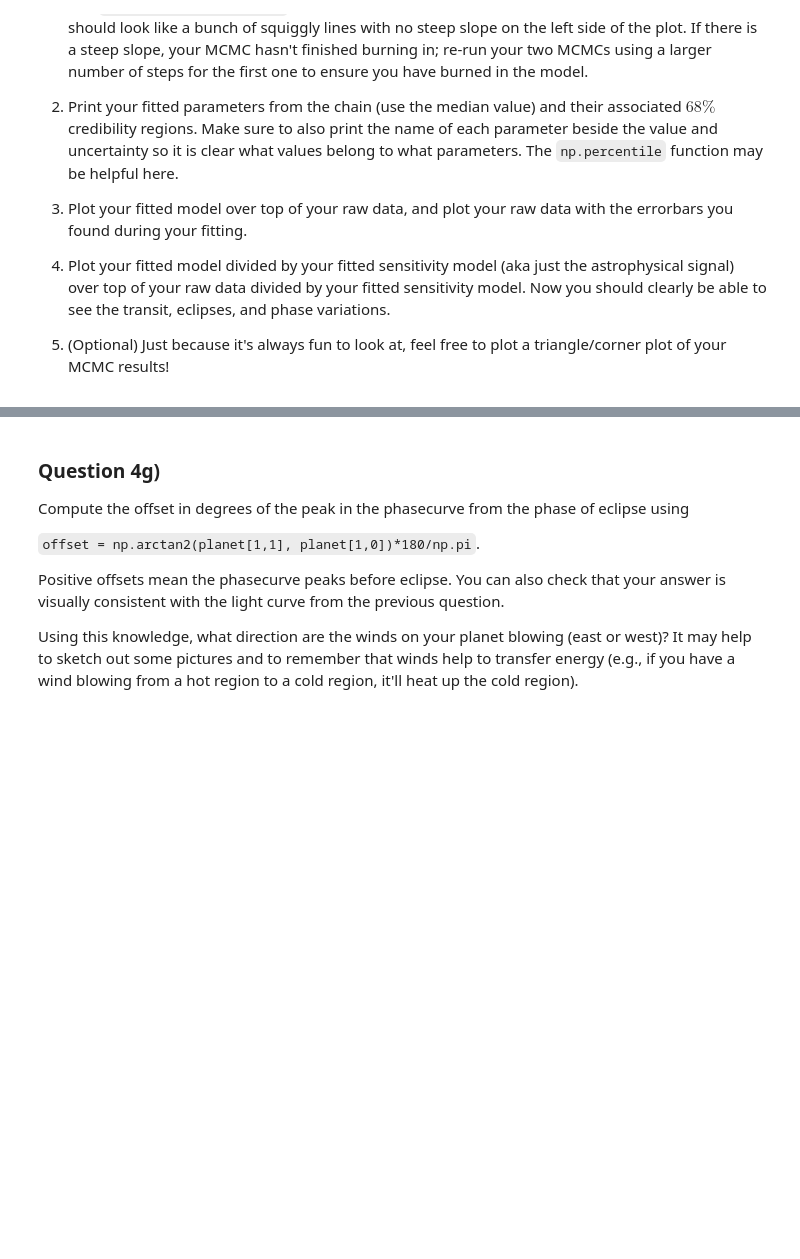
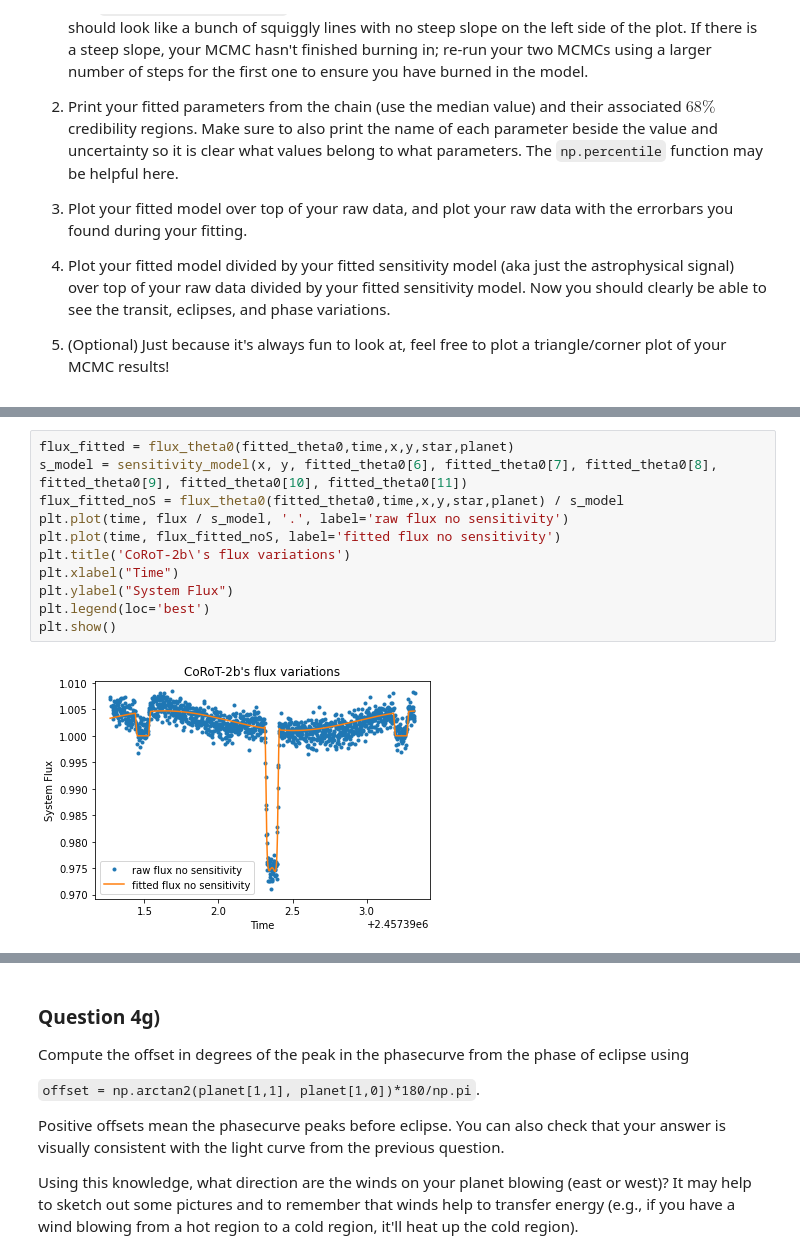
Before and after one commit to Foo2000/PHYS321_CodingLabs, a Jupyter notebook: CodingLab8/CodingLab08_Exoplanets.ipynb, the cells around one changed output, grey strips where cells are left out. Saved outputs shown, nothing was run; the diff lists cells and outputs as text; blank space fills up the shorter version.

```diff
--- a/CodingLab8/CodingLab08_Exoplanets.ipynb
+++ b/CodingLab8/CodingLab08_Exoplanets.ipynb
@@ -456,0 +511,13 @@ Now it's time to examine your results.
+# %%
+flux_fitted = flux_theta0(fitted_theta0,time,x,y,star,planet)
+s_model = sensitivity_model(x, y, fitted_theta0[6], fitted_theta0[7], fitted_theta0[8], fitted_theta0[9], fitted_theta0[10], fitted_theta0[11])
+flux_fitted_noS = flux_theta0(fitted_theta0,time,x,y,star,planet) / s_model
+plt.plot(time, flux / s_model, '.', label='raw flux no sensitivity')
+plt.plot(time, flux_fitted_noS, label='fitted flux no sensitivity')
+plt.title('CoRoT-2b\'s flux variations')
+plt.xlabel("Time")
+plt.ylabel("System Flux")
+plt.legend(loc='best')
+plt.show()
+# %% [output]
+[figure, added]
```
Also changed, not shown: parts of 15 cells of this notebook.
